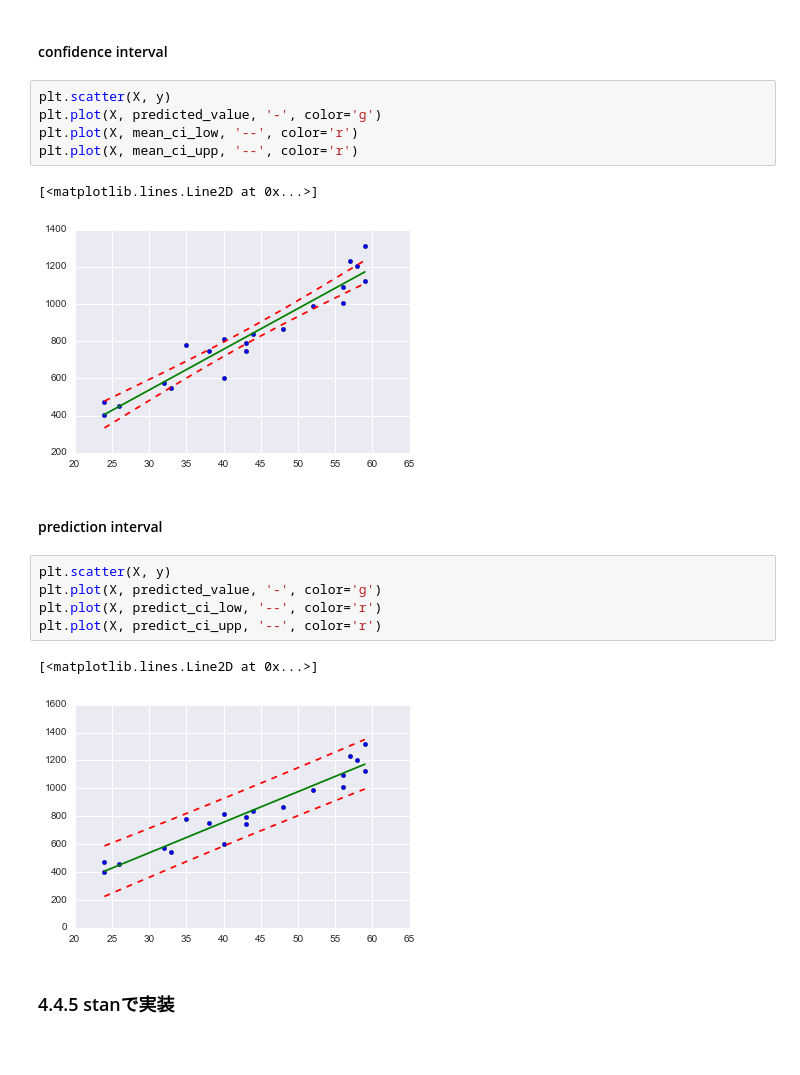
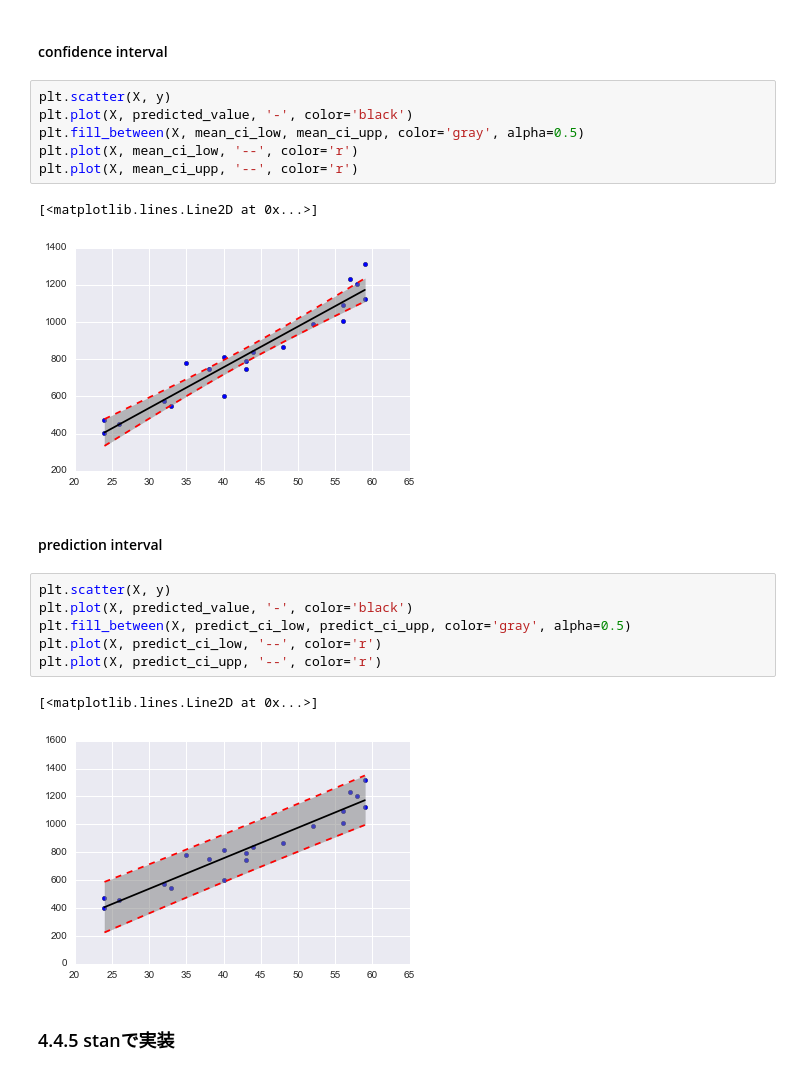
Before and after one commit to hmj/r-stan-stats-modeling-in-python, a Jupyter notebook: chap04/ohnishi/chapter4.ipynb, the cells around one changed output. Drawn from its saved outputs; the diff is of its cells as text.

```diff
--- a/chap04/ohnishi/chapter4.ipynb
+++ b/chap04/ohnishi/chapter4.ipynb
@@ -74,22 +75,24 @@ predict_ci_low, predict_ci_upp = data[:,6:8].T
 #### confidence interval
 # %%
 plt.scatter(X, y)
-plt.plot(X, predicted_value, '-', color='g')
+plt.plot(X, predicted_value, '-', color='black')
+plt.fill_between(X, mean_ci_low, mean_ci_upp, color='gray', alpha=0.5)
 plt.plot(X, mean_ci_low, '--', color='r')
 plt.plot(X, mean_ci_upp, '--', color='r')
 # %% [output]
 [<matplotlib.lines.Line2D at 0x...>]
-[figure, old version]
+[figure, new version]
 # %% [markdown]
 #### prediction interval
 # %%
 plt.scatter(X, y)
-plt.plot(X, predicted_value, '-', color='g')
+plt.plot(X, predicted_value, '-', color='black')
+plt.fill_between(X, predict_ci_low, predict_ci_upp, color='gray', alpha=0.5)
 plt.plot(X, predict_ci_low, '--', color='r')
 plt.plot(X, predict_ci_upp, '--', color='r')
 # %% [output]
 [<matplotlib.lines.Line2D at 0x...>]
-[figure, old version]
+[figure, new version]
 # %% [markdown]
 ### 4.4.5 stanで実装
 # %%
```
Also changed, not shown: parts of 19 cells of this notebook, 2 other files.
